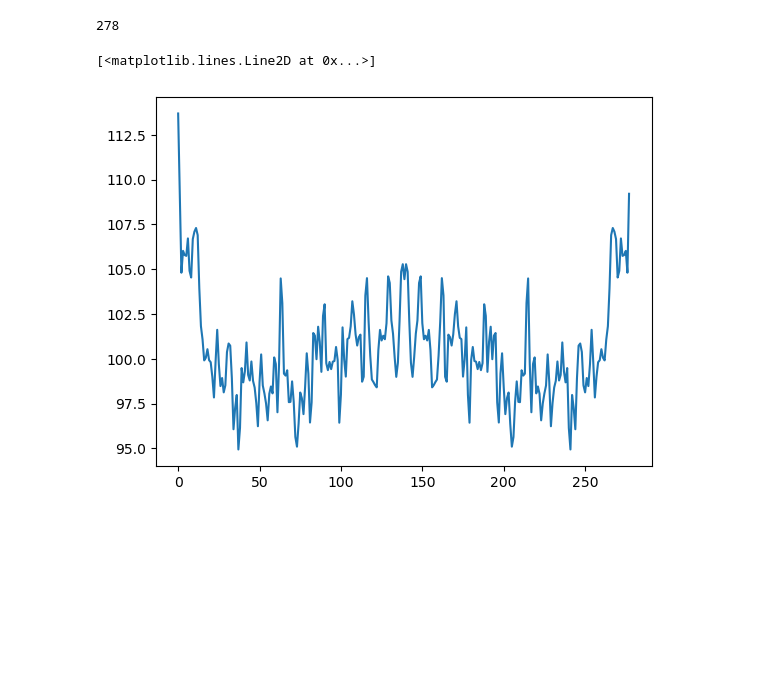
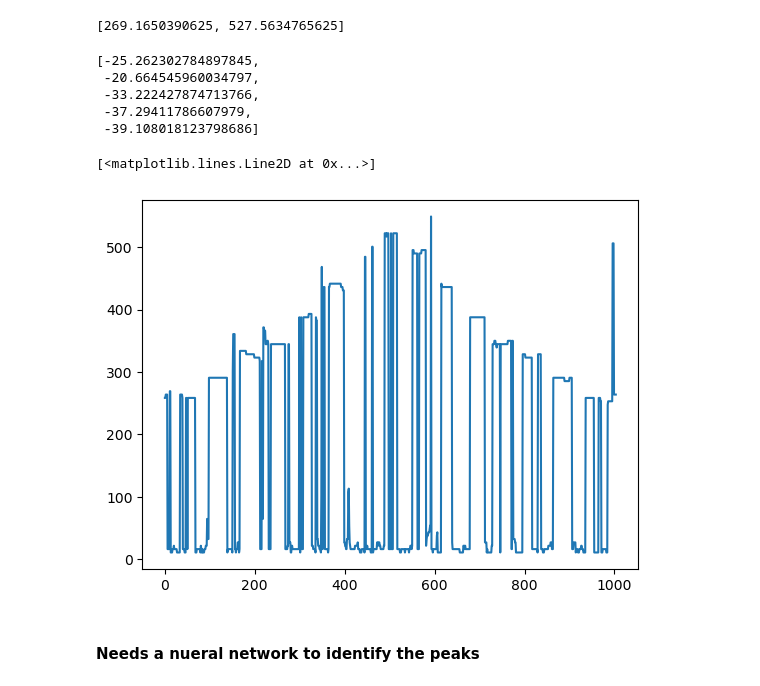
Before and after one commit to vivekvjyn/strawberry-fields, a Jupyter notebook: notebooks/stft.ipynb, the cells around one changed output. Drawn from its saved outputs; the diff is of its cells as text; code cells hidden in the pictures; blank space fills up the shorter version.

```diff
--- a/notebooks/stft.ipynb
+++ b/notebooks/stft.ipynb
@@ -87,7 +71,0 @@ newSpectrum = clean(spectrum)
-# %%
-print(len(cepstrum[50]))
-plt.plot(cepstrum[50])
-# %% [output]
-278
-[<matplotlib.lines.Line2D at 0x...>]
-[figure, removed]
@@ -93,0 +89,56 @@ plt.plot(cepstrum[50])
+# %%
+peaks_k[0]
+# %% [output]
+[269.1650390625, 527.5634765625]
+# %%
+peaks_mX[300]
+# %% [output]
+[-25.262302784897845,
+ -20.664545960034797,
+ -33.222427874713766,
+ -37.29411786607979,
+ -39.108018123798686]
+# %%
+fundamentals = []
+for i in range(len(peaks_k)):
+    candidates = []
+
+    num = len(peaks_k[i])
+    if num == 1:
+        f0 = peaks_k[i][0]
+        fundamentals.append(f0)
+        continue
+
+    elif num == 2:
+        f0 = peaks_k[i][1] - peaks_k[i][0]
+        fundamentals.append(f0)
+        continue
+
+    for j in range(num-1):
+        #print(peaks_k[i][j+1] - peaks_k[i][j])
+        candidates.append(peaks_k[i][j+1] - peaks_k[i][j])
+
+    f0 = candidates[0]
+    least_err = 99999
+
+    for fr in candidates:
+        errpm = 0
+        errmp = 0
+
+        for j in range(num):
+            errpm += (fr * (j+1) - peaks_k[i][j]) * (fr * (j+1))**(-0.5) + peaks_mX[i][j] / max(peaks_mX[i]) * (1.4 * (fr * (j+1) - peaks_k[i][j]) * (fr * (j+1))**(-0.5) - 0.5)
+            errmp += (fr * (j+1) - peaks_k[i][j]) * (peaks_k[i][j])**(-0.5) + peaks_mX[i][j] / max(peaks_mX[i]) * (1.4 * (fr * (j+1) - peaks_k[i][j]) * (peaks_k[i][j])**(-0.5) - 0.5)
+
+        err_tot = (errpm + errmp) / num
+        if err_tot < least_err:
+            least_err = err_tot
+            f0 = fr
+
+    fundamentals.append(f0)
+# %%
+plt.plot(fundamentals)
+# %% [output]
+[<matplotlib.lines.Line2D at 0x...>]
+[figure, added]
+# %% [markdown]
+<h4>Needs a nueral network to identify the peaks</h4>
```
Also changed, not shown: parts of 10 cells of this notebook, 1 other file.
